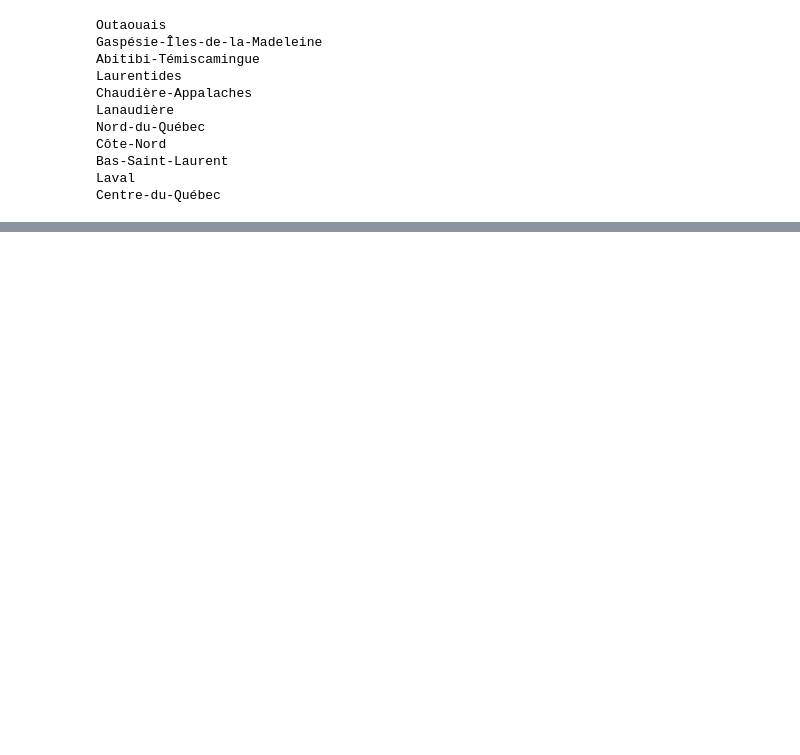
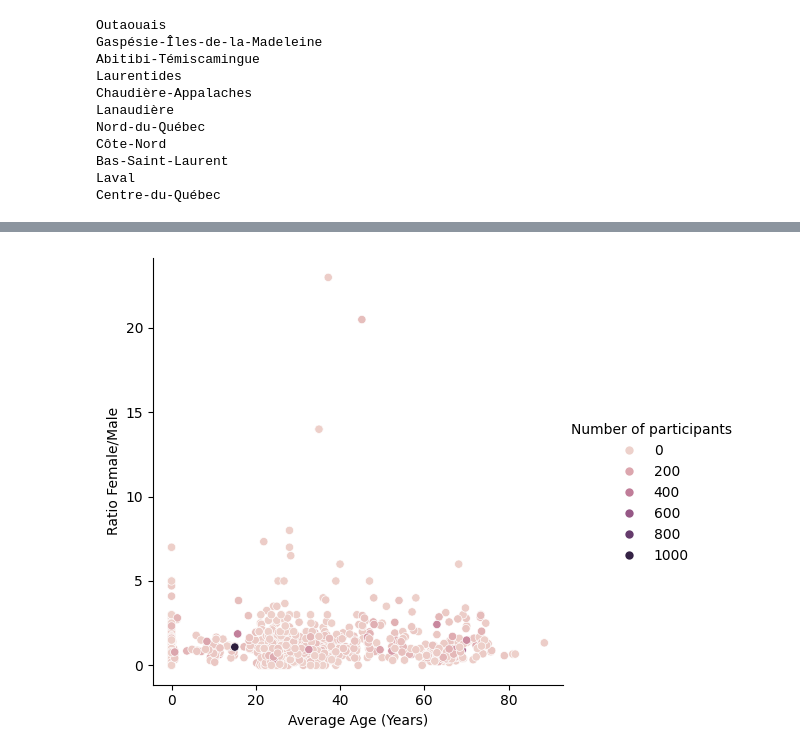
Before and after one commit to roboneurolibre/QC-imaging-demographics, a Jupyter notebook: demographics.ipynb, the cells around one changed output, grey strips where cells are left out. Saved outputs shown, nothing was run; the diff lists cells and outputs as text; code cells hidden in the pictures; blank space fills up the shorter version.

Commit message:
Added analysis of Female/Male ratio

```diff
--- a/demographics.ipynb
+++ b/demographics.ipynb
@@ -45,7 +46,10 @@ df_data["Geographical location"].replace("Quebec\xa0City", "Capitale-Nationale",
 df_data["Geographical location"].replace("Longueuil", "Montérégie", inplace=True)
 df_data["Geographical location"].replace("Saguenay Lac St. Jean", "Saguenay - Lac-Saint-Jean", inplace=True)
 df_data["Geographical location"].replace("Trois-Rivières", "Mauricie", inplace=True)
+
+# Adding the number of participants
 df_data["Number of participants"] = df_data["Male"] + df_data["Female"]
+df_data["Ratio Female/Male"] = df_data["Female"] / df_data["Male"]
 
 # Extracting specific data
 # study_ids = df_data["Study ID"].values
@@ -170,3 +160,12 @@ fig.update_layout(margin={"r":0,"t":0,"l":0,"b":0})
 fig.show()
 # %% [output]
 [interactive output not drawn]
+# %%
+# Show the joint distribution using kernel density estimation
+g = sns.relplot(
+    data=df_data,
+    x="Average Age (Years)", y="Ratio Female/Male",
+    hue="Number of participants",
+)
+# %% [output]
+[figure, added]
```
Also changed, not shown: parts of 3 cells of this notebook.
